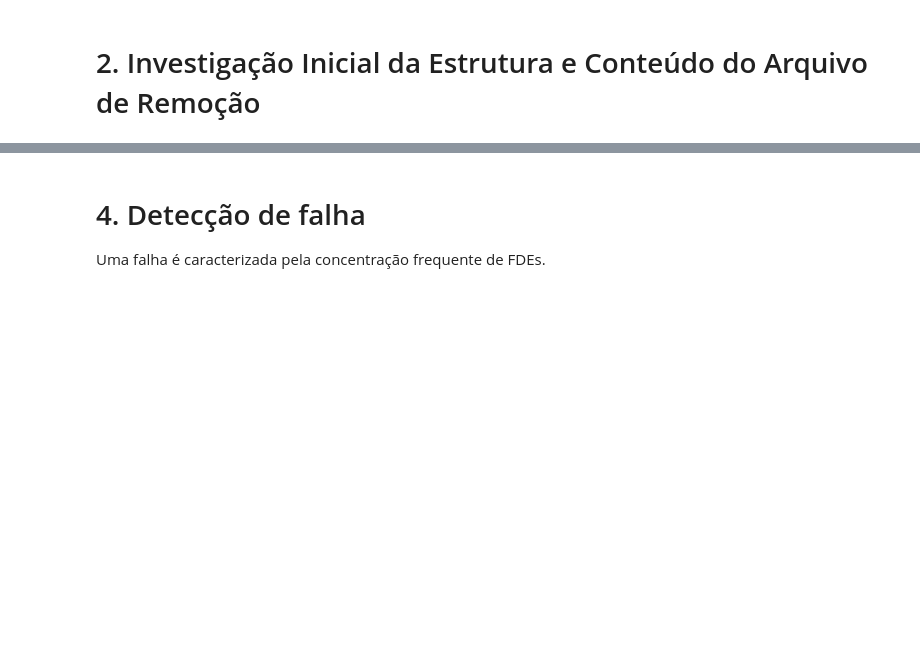
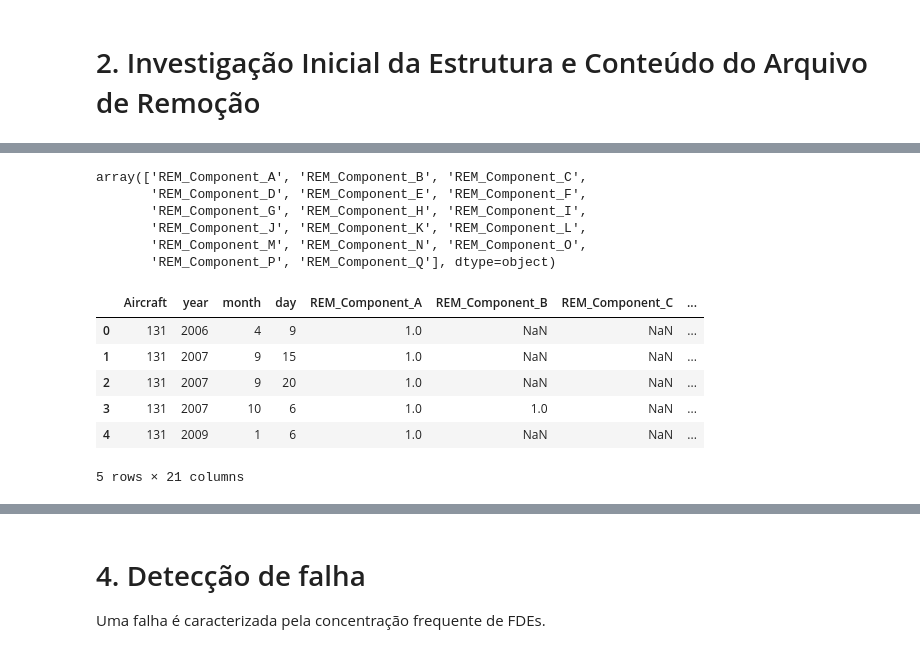
Before and after one commit to marcellyhc/CAP---394-Introdution-to-Data-Science, a Jupyter notebook: v01_TrabalhoFinal_DataScience.ipynb, the cells around one changed output, grey strips where cells are left out. Drawn from its saved outputs; the diff is of its cells as text; code cells hidden in the pictures; blank space fills up the shorter version.

```diff
--- a/v01_TrabalhoFinal_DataScience.ipynb
+++ b/v01_TrabalhoFinal_DataScience.ipynb
@@ -546,0 +334,4 @@ py.iplot(fig, filename='style-bar')
+# %%
+# Converter os dados da coluna 'Date' para o formato de data
+
+df_Removal['Date'] =  pd.to_datetime(df_Removal['Date'], format='%Y/%m/%d')
@@ -546,0 +417,53 @@ py.iplot(fig, filename='style-bar')
+# %%
+# Identifica todas as "Fault Text" existentes de todos os Aircraft
+array_Removal_All = np.array(df_Removal['Component'].unique())
+
+# Exclui os itens NaN do array
+array_Removal_All = array_Removal_All[~pd.isnull(array_Removal_All)]
+
+# Exibe o array
+array_Removal_All
+# %% [output]
+array(['REM_Component_A', 'REM_Component_B', 'REM_Component_C',
+       'REM_Component_D', 'REM_Component_E', 'REM_Component_F',
+       'REM_Component_G', 'REM_Component_H', 'REM_Component_I',
+       'REM_Component_J', 'REM_Component_K', 'REM_Component_L',
+       'REM_Component_M', 'REM_Component_N', 'REM_Component_O',
+       'REM_Component_P', 'REM_Component_Q'], dtype=object)
+# %%
+# Realizar o merge do dataframe (agrupamento por data)
+
+arrayY = []
+
+df_Removal_All = pd.DataFrame(columns= ['Aircraft','year', 'month', 'day'])
+
+for aux in array_Removal_All:
+
+    # Cria um dataframe para um Fault Text corrente
+    dfMsg = pd.DataFrame(df_Removal[df_Removal['Component'] == aux])
+
+    # Contar as Fault Text por dia para o aircraft selecionado
+    arrayY = dfMsg.groupby([dfMsg['Aircraft'],
+                            dfMsg['Date'].dt.year.rename('year'),
+                            dfMsg['Date'].dt.month.rename('month'),
+                            dfMsg['Date'].dt.day.rename('day')]).count()['Component']
+
+    # Transformar os objetos do groupby para dataframe (depois possibilita fazer o merge).
+    arrayY = arrayY.to_frame().reset_index()
+
+    arrayY.columns = ['Aircraft', 'year', 'month', 'day', aux]
+
+    # Utilizar o método "outer" (apropriado para acrescentar colunas e manter os índices compostos de dia-mes-ano).
+    df_Removal_All = pd.merge(df_Removal_All, arrayY, how='outer', on=['Aircraft', 'year','month','day'])
+# %%
+# Exibir o cabeçalho do dataframe
+
+df_Removal_All.head()
+# %% [output]
+|  | Aircraft | year | month | day | REM_Component_A | REM_Component_B | REM_Component_C | ... |
+| 0 | 131 | 2006 | 4 | 9 | 1.0 | NaN | NaN | ... |
+| 1 | 131 | 2007 | 9 | 15 | 1.0 | NaN | NaN | ... |
+| 2 | 131 | 2007 | 9 | 20 | 1.0 | NaN | NaN | ... |
+| 3 | 131 | 2007 | 10 | 6 | 1.0 | 1.0 | NaN | ... |
+| 4 | 131 | 2009 | 1 | 6 | 1.0 | NaN | NaN | ... |
+5 rows × 21 columns
```
Also changed, not shown: parts of 92 cells of this notebook.
